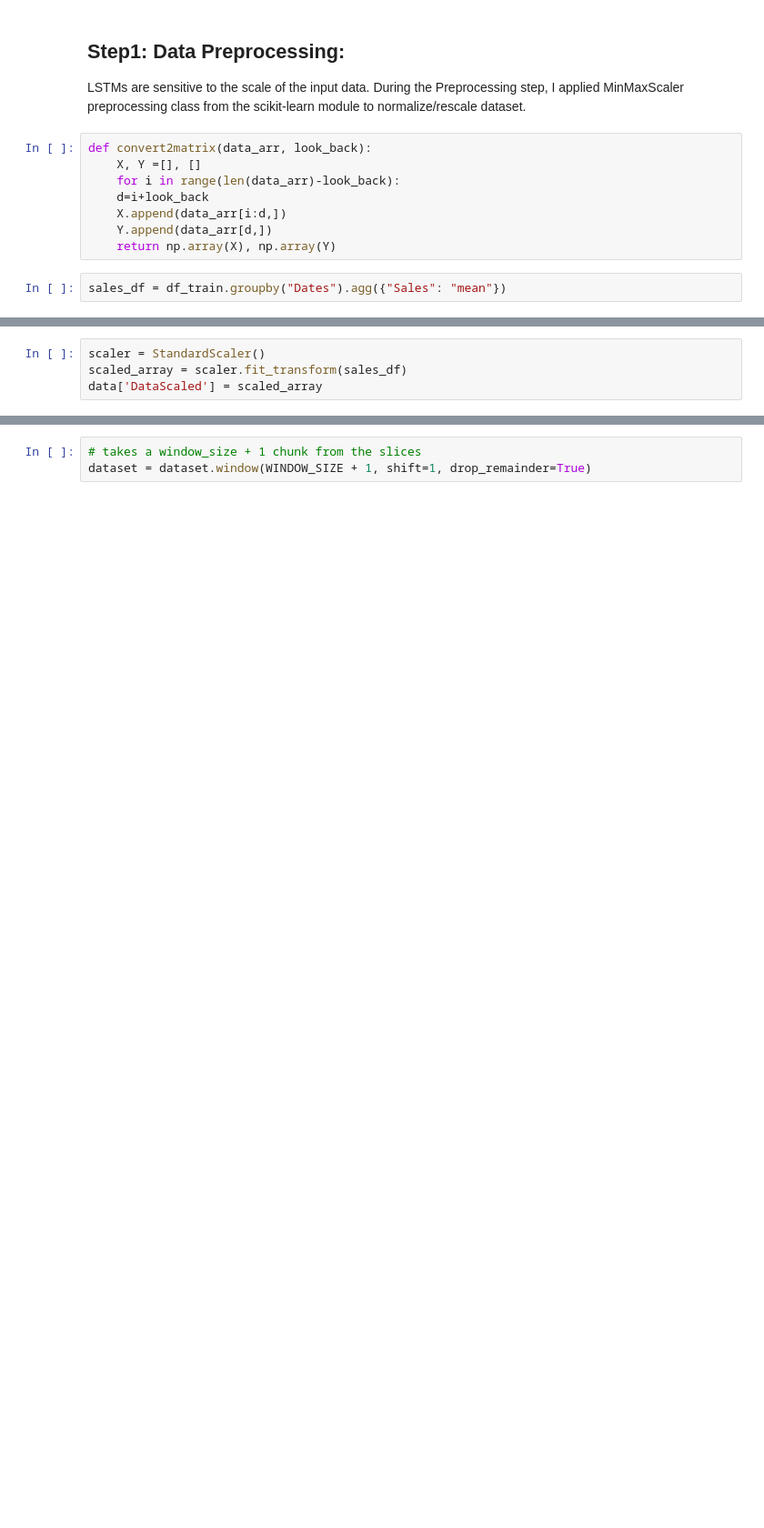
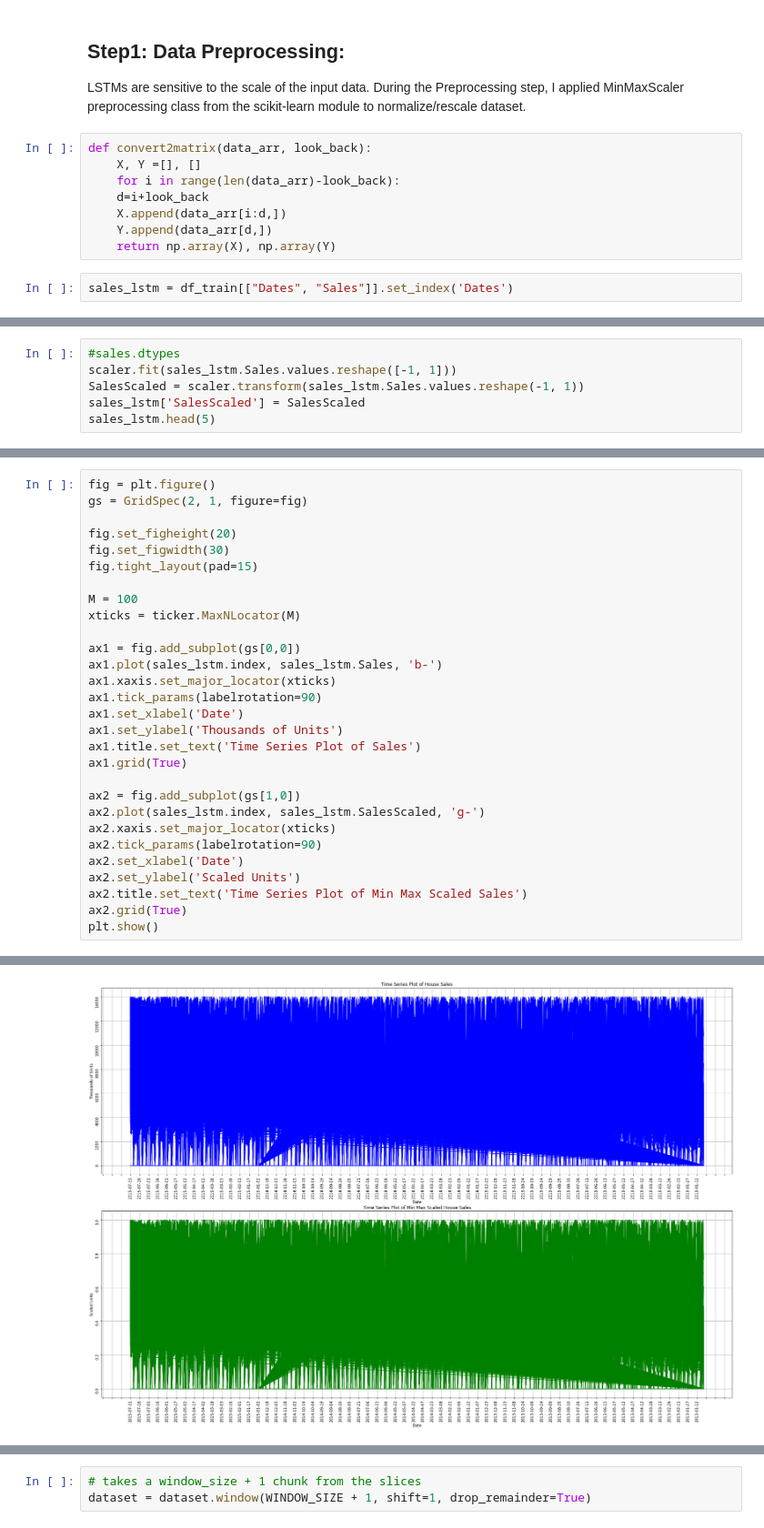
Before and after one commit to ekubay/Rossmann_Pharmaceutical_sales_Prediction, a Jupyter notebook: notebooks/models.ipynb, the cells around one changed output, grey strips where cells are left out. Shown at 91% size. Saved outputs shown, nothing was run; the diff lists cells and outputs as text; blank space fills up the shorter version.

```diff
--- a/notebooks/models.ipynb
+++ b/notebooks/models.ipynb
@@ -520,4 +501,4 @@ def convert2matrix(data_arr, look_back):
     Y.append(data_arr[d,])
     return np.array(X), np.array(Y)
 # %%
-sales_df = df_train.groupby("Dates").agg({"Sales": "mean"})
+sales_lstm = df_train[["Dates", "Sales"]].set_index('Dates')
@@ -528,4 +505,6 @@ sales_df.shape
-# %%
-scaler = StandardScaler()
-scaled_array = scaler.fit_transform(sales_df)
-data['DataScaled'] = scaled_array
+# %%
+#sales.dtypes
+scaler.fit(sales_lstm.Sales.values.reshape([-1, 1]))
+SalesScaled = scaler.transform(sales_lstm.Sales.values.reshape(-1, 1))
+sales_lstm['SalesScaled'] = SalesScaled
+sales_lstm.head(5)
@@ -531,0 +519,30 @@ data['DataScaled'] = scaled_array
+# %%
+fig = plt.figure()
+gs = GridSpec(2, 1, figure=fig)
+
+fig.set_figheight(20)
+fig.set_figwidth(30)
+fig.tight_layout(pad=15)
+
+M = 100
+xticks = ticker.MaxNLocator(M)
+
+ax1 = fig.add_subplot(gs[0,0])
+ax1.plot(sales_lstm.index, sales_lstm.Sales, 'b-')
+ax1.xaxis.set_major_locator(xticks)
+ax1.tick_params(labelrotation=90)
+ax1.set_xlabel('Date')
+ax1.set_ylabel('Thousands of Units')
+ax1.title.set_text('Time Series Plot of Sales')
+ax1.grid(True)
+
+ax2 = fig.add_subplot(gs[1,0])
+ax2.plot(sales_lstm.index, sales_lstm.SalesScaled, 'g-')
+ax2.xaxis.set_major_locator(xticks)
+ax2.tick_params(labelrotation=90)
+ax2.set_xlabel('Date')
+ax2.set_ylabel('Scaled Units')
+ax2.title.set_text('Time Series Plot of Min Max Scaled Sales')
+ax2.grid(True)
+plt.show()
+# %% [output]
@@ -531,0 +553 @@ data['DataScaled'] = scaled_array
+[figure, added]
```
Also changed, not shown: parts of 74 cells of this notebook.
